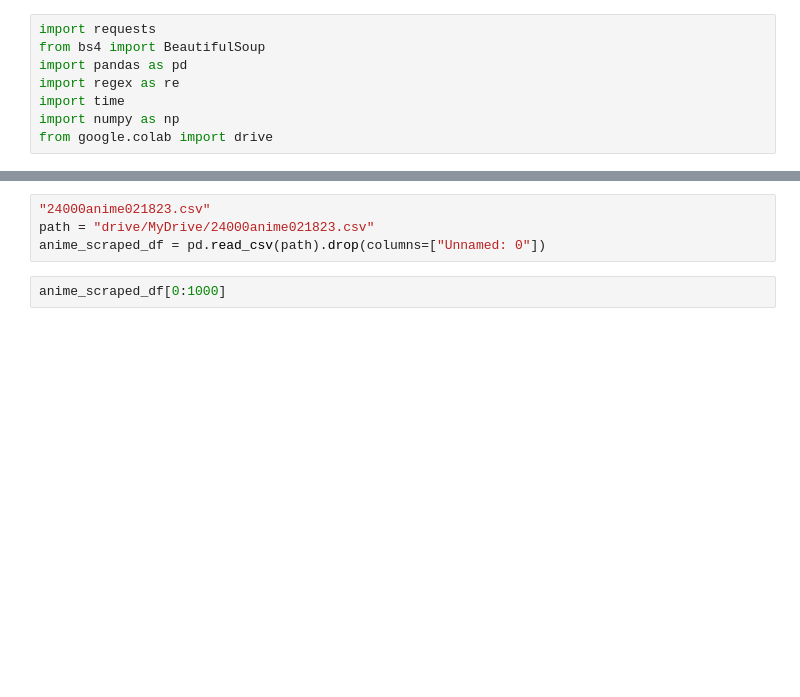
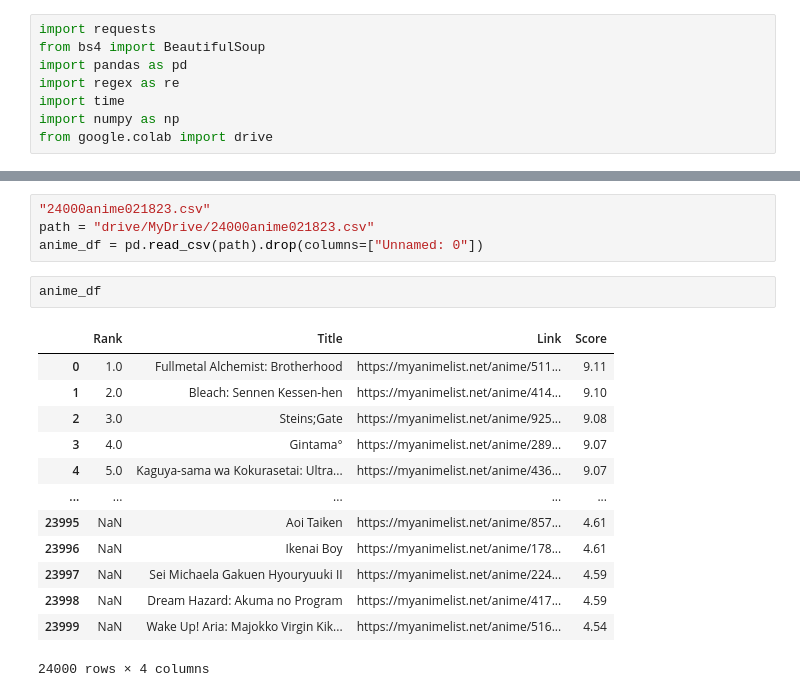
Before and after one commit to jeraldkim/DataScienceProjects, a Jupyter notebook: Scraping_Anime_from_myanimelist.ipynb, the cells around one changed output, grey strips where cells are left out. Saved outputs shown, nothing was run; the diff lists cells and outputs as text; blank space fills up the shorter version.

```diff
--- a/Scraping_Anime_from_myanimelist.ipynb
+++ b/Scraping_Anime_from_myanimelist.ipynb
@@ -15,9 +15,23 @@ Drive already mounted at /content/drive; to attempt to forcibly remount, call dr
 # %%
 "24000anime021823.csv"
 path = "drive/MyDrive/24000anime021823.csv"
-anime_scraped_df = pd.read_csv(path).drop(columns=["Unnamed: 0"])
+anime_df = pd.read_csv(path).drop(columns=["Unnamed: 0"])
-# %%
-anime_scraped_df[0:1000]
+# %%
+anime_df
+# %% [output]
+|  | Rank | Title | Link | Score |
+| 0 | 1.0 | Fullmetal Alchemist: Brotherhood | https://myanimelist.net/anime/511... | 9.11 |
+| 1 | 2.0 | Bleach: Sennen Kessen-hen | https://myanimelist.net/anime/414... | 9.10 |
+| 2 | 3.0 | Steins;Gate | https://myanimelist.net/anime/925... | 9.08 |
+| 3 | 4.0 | Gintama° | https://myanimelist.net/anime/289... | 9.07 |
+| 4 | 5.0 | Kaguya-sama wa Kokurasetai: Ultra... | https://myanimelist.net/anime/436... | 9.07 |
+| ... | ... | ... | ... | ... |
+| 23995 | NaN | Aoi Taiken | https://myanimelist.net/anime/857... | 4.61 |
+| 23996 | NaN | Ikenai Boy | https://myanimelist.net/anime/178... | 4.61 |
+| 23997 | NaN | Sei Michaela Gakuen Hyouryuuki II | https://myanimelist.net/anime/224... | 4.59 |
+| 23998 | NaN | Dream Hazard: Akuma no Program | https://myanimelist.net/anime/417... | 4.59 |
+| 23999 | NaN | Wake Up! Aria: Majokko Virgin Kik... | https://myanimelist.net/anime/516... | 4.54 |
+24000 rows × 4 columns
 # %%
 anime_list = []
 num_anime = 480 #ex: 5 means 5*50 we want top 250 anime 0 would mean only top 50 anime so not run loop 200 = top 10000 anime
```
Also changed, not shown: parts of 5 cells of this notebook.
